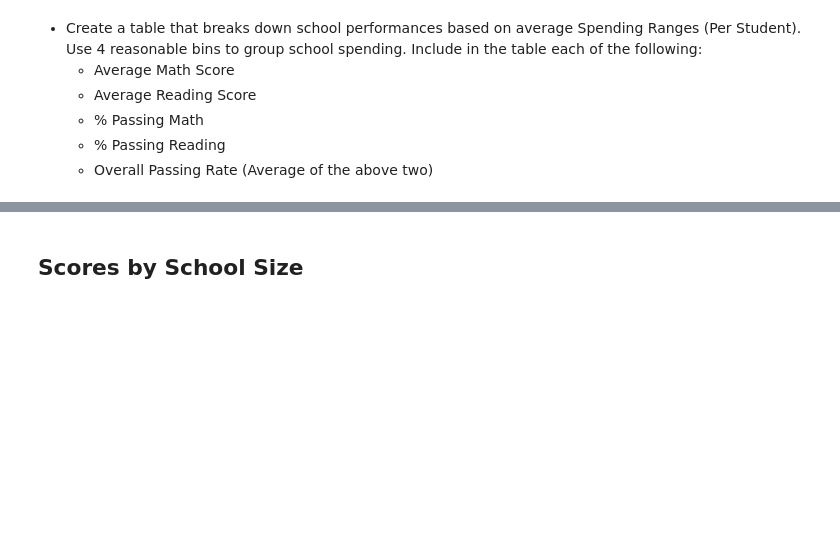
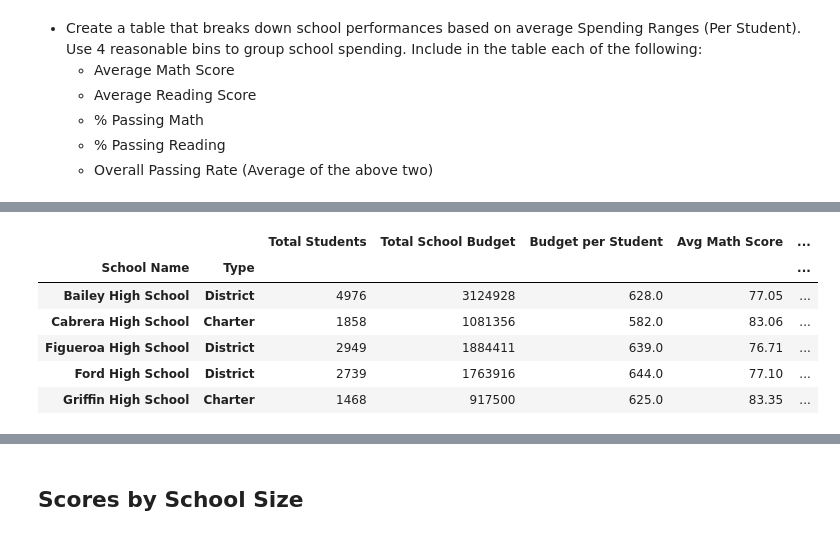
Before and after one commit to avaz7791/pandas-challenge, a Jupyter notebook: PyCitySchools/PyCitySchools.ipynb, the cells around one changed output, grey strips where cells are left out. Saved outputs shown, nothing was run; the diff lists cells and outputs as text; code cells hidden in the pictures; blank space fills up the shorter version.

```diff
--- a/PyCitySchools/PyCitySchools.ipynb
+++ b/PyCitySchools/PyCitySchools.ipynb
@@ -389,0 +423,21 @@ reading_df
+# %%
+
+bins = [0, 584, 625, 639, 670 ]
+
+# Create labels for these bins
+group_labels = ["< 584",
+                "585-625",
+                "608-639",
+                "639-675"]
+
+# test = np.arange(578, 680,30)
+school_budget_df.head(5)
+#school_budget_df= school_budget_df.reset_index()
+# %% [output]
+|  |  | Total Students | Total School Budget | Budget per Student | Avg Math Score | ... |
+| School Name | Type |  |  |  |  | ... |
+| Bailey High School | District | 4976 | 3124928 | 628.0 | 77.05 | ... |
+| Cabrera High School | Charter | 1858 | 1081356 | 582.0 | 83.06 | ... |
+| Figueroa High School | District | 2949 | 1884411 | 639.0 | 76.71 | ... |
+| Ford High School | District | 2739 | 1763916 | 644.0 | 77.10 | ... |
+| Griffin High School | Charter | 1468 | 917500 | 625.0 | 83.35 | ... |
```
Also changed, not shown: parts of 8 cells of this notebook.
